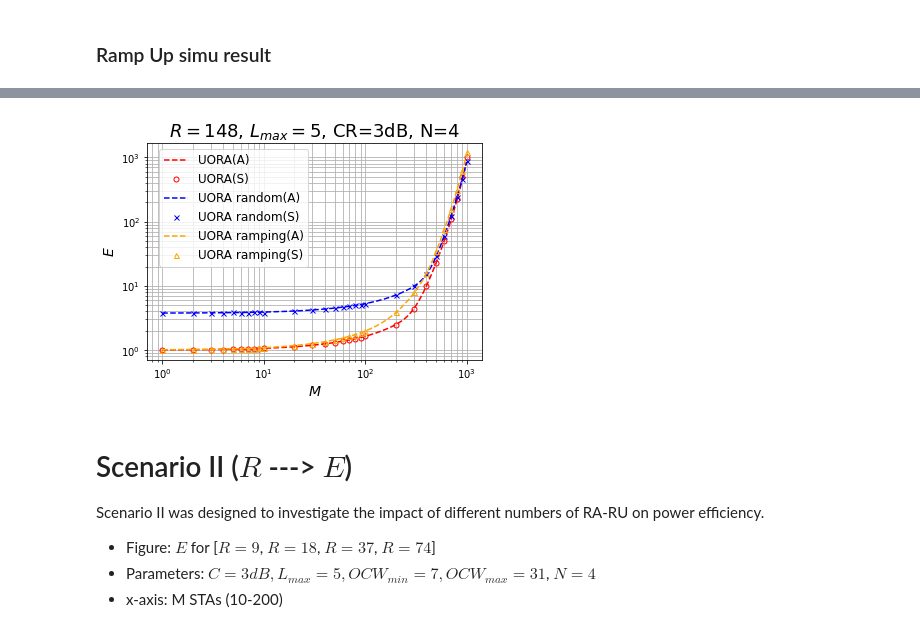
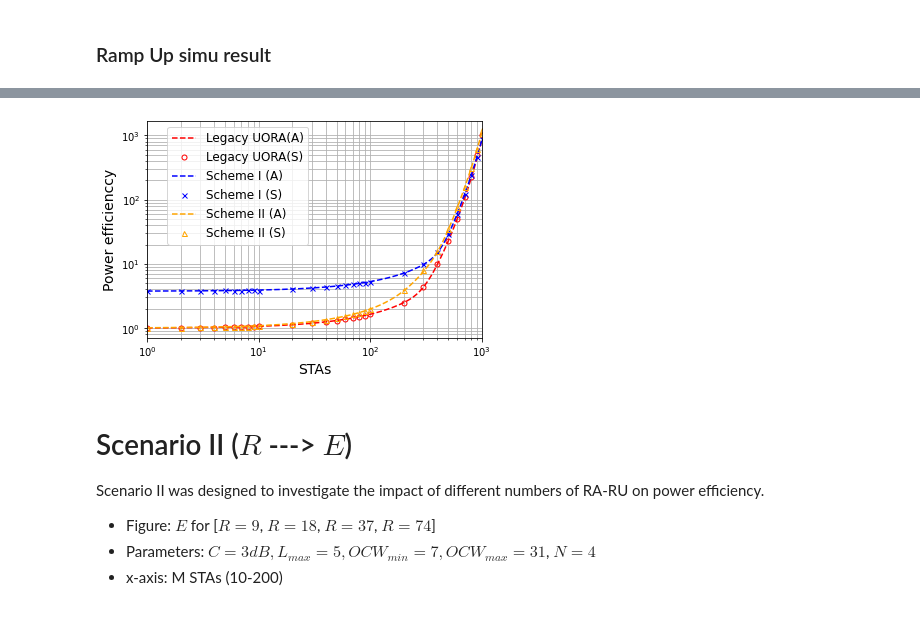
Before and after one commit to eric248550/power-control-uora-11be, a Jupyter notebook: Thesis Scenarios.ipynb, the cells around one changed output, grey strips where cells are left out. Saved outputs shown, nothing was run; the diff lists cells and outputs as text; code cells hidden in the pictures.

```diff
--- a/Thesis Scenarios.ipynb
+++ b/Thesis Scenarios.ipynb
@@ -601,30 +602,31 @@ plt.show()
 # %%
 # print(ps_list[4])
 # general
-plt.plot(m_list, power_list[4], linestyle = '--', color='red', label='UORA(A)')
-plt.plot(m_list_simu, power_list_simu_148, label='UORA(S)', linestyle='None', marker='o', markerfacecolor='None', markeredgecolor='red', markersize=5)
+plt.plot(m_list, power_list[4], linestyle = '--', color='red', label='Legacy UORA(A)')
+plt.plot(m_list_simu, power_list_simu_148, label='Legacy UORA(S)', linestyle='None', marker='o', markerfacecolor='None', markeredgecolor='red', markersize=5)
 
 # random
-plt.plot(m_list, power_list_random[4], linestyle = '--', color='blue', label='UORA random(A)')
-plt.plot(m_list_simu, power_list_simu_148_random, label='UORA random(S)', linestyle='None', marker='x', markerfacecolor='None', markeredgecolor='blue', markersize=5)
+plt.plot(m_list, power_list_random[4], linestyle = '--', color='blue', label='Scheme I (A)')
+plt.plot(m_list_simu, power_list_simu_148_random, label='Scheme I (S)', linestyle='None', marker='x', markerfacecolor='None', markeredgecolor='blue', markersize=5)
 # ramping
-plt.plot(m_list, power_list_ramp[4], linestyle = '--', color='orange', label='UORA ramping(A)')
-plt.plot(m_list_simu, power_list_simu_148_ramp, label='UORA ramping(S)', linestyle='None', marker='^', markerfacecolor='None', markeredgecolor='orange', markersize=5)
+plt.plot(m_list, power_list_ramp[4], linestyle = '--', color='orange', label='Scheme II (A)')
+plt.plot(m_list_simu, power_list_simu_148_ramp, label='Scheme II (S)', linestyle='None', marker='^', markerfacecolor='None', markeredgecolor='orange', markersize=5)
 
 plt.yscale('log')
 plt.xscale('log')
-plt.title('$R = 148$' +', $L_{max} = $' + str(Lmax) + ', CR=3dB, N=4', fontsize = 18)
-plt.xlabel("$M$", fontsize = 14)
-plt.ylabel("$E$", fontsize = 14)
+# plt.title('$R = 148$' +', $L_{max} = $' + str(Lmax) + ', CR=3dB, N=4', fontsize = 18)
+plt.xlabel("STAs", fontsize = 14)
+plt.ylabel("Power efficienccy", fontsize = 14)
 plt.grid(True, which="both")
 plt.legend(loc='center right', bbox_to_anchor=(0.5, 0.7), fontsize = 12)
+plt.xlim(1,sta_max)
 # plt.axis([10,sta_max,0,1.1]) #x spacing,x max, y spcaing, y max
 # plt.rcParams["figure.figsize"] = (8,6)
 # plt.xticks(M_ticks)
 # plt.yticks(fontsize = 14)
 plt.show()
 # %% [output]
-[figure, old version]
+[figure, new version]
 # %% [markdown]
 # Scenario II ($R$ ---> $E$)
 Scenario II was designed to investigate the impact of different numbers of RA-RU on power efficiency.
```
Also changed, not shown: parts of 3 cells of this notebook, 6 other files.
